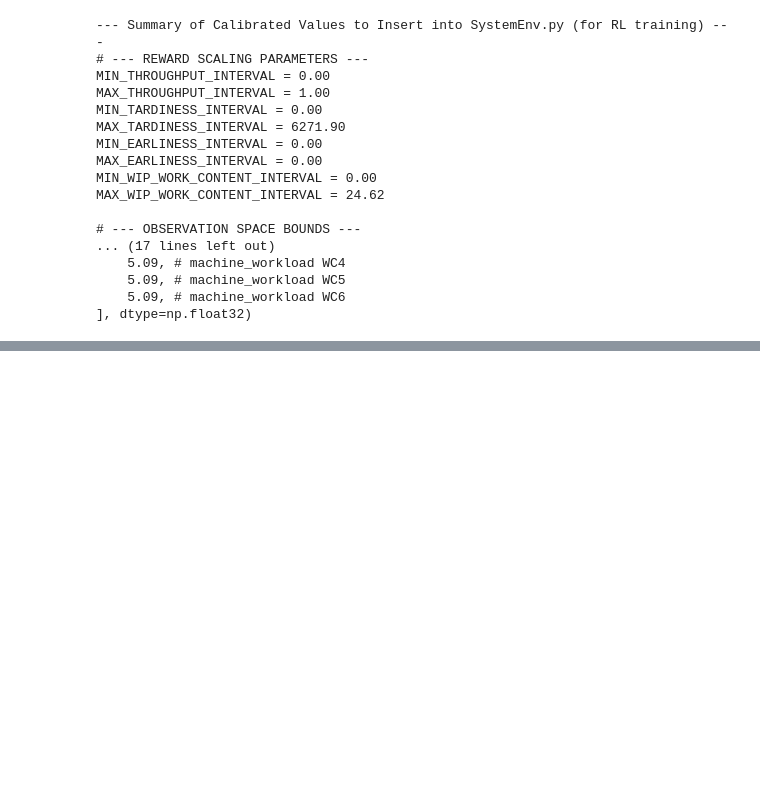
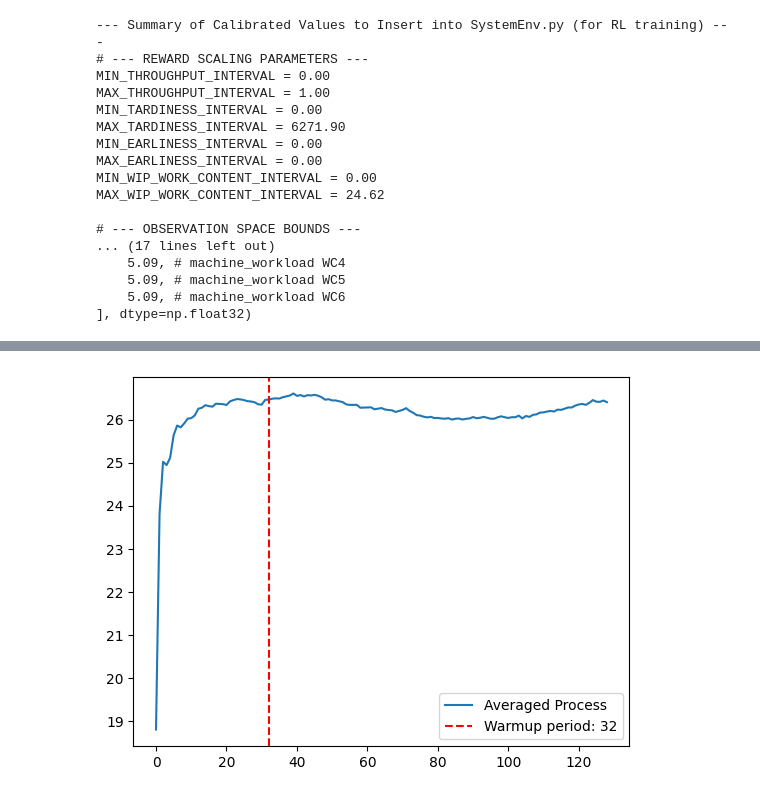
Before and after one commit to alessiacorni/Production_System, a Jupyter notebook: system_with_PSP/production_system_PSP.ipynb, the cells around one changed output, grey strips where cells are left out. Drawn from its saved outputs; the diff is of its cells as text; code cells hidden in the pictures; blank space fills up the shorter version.

```diff
--- a/system_with_PSP/production_system_PSP.ipynb
+++ b/system_with_PSP/production_system_PSP.ipynb
@@ -762,0 +1204,5 @@ vec_env.close()
+# %%
+welch = Welch(system_arr, window_size=30, tol=0.1)
+welch.plot()
+# %% [output]
+[figure, added]
```
Also changed, not shown: parts of 34 cells of this notebook, 2 other files.
